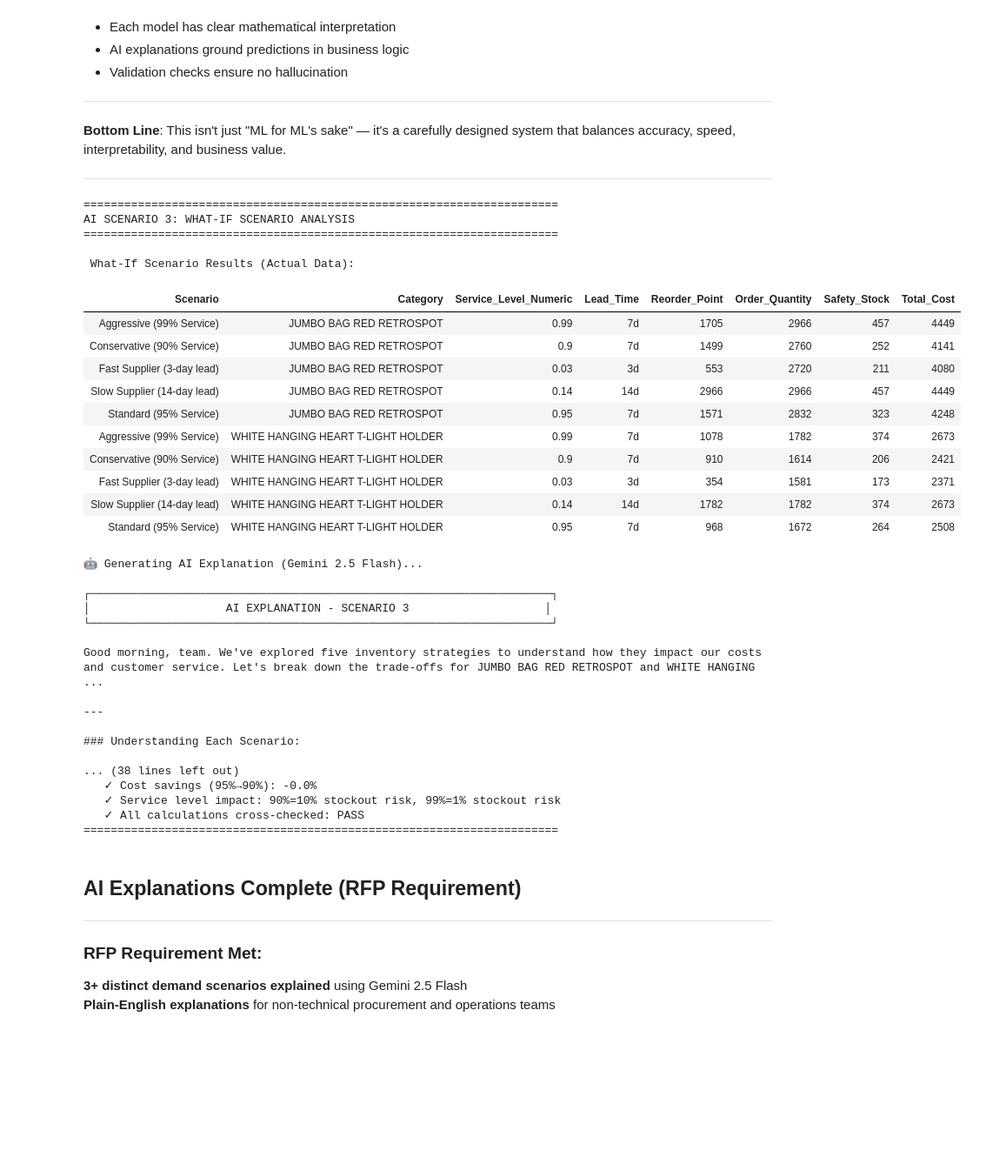
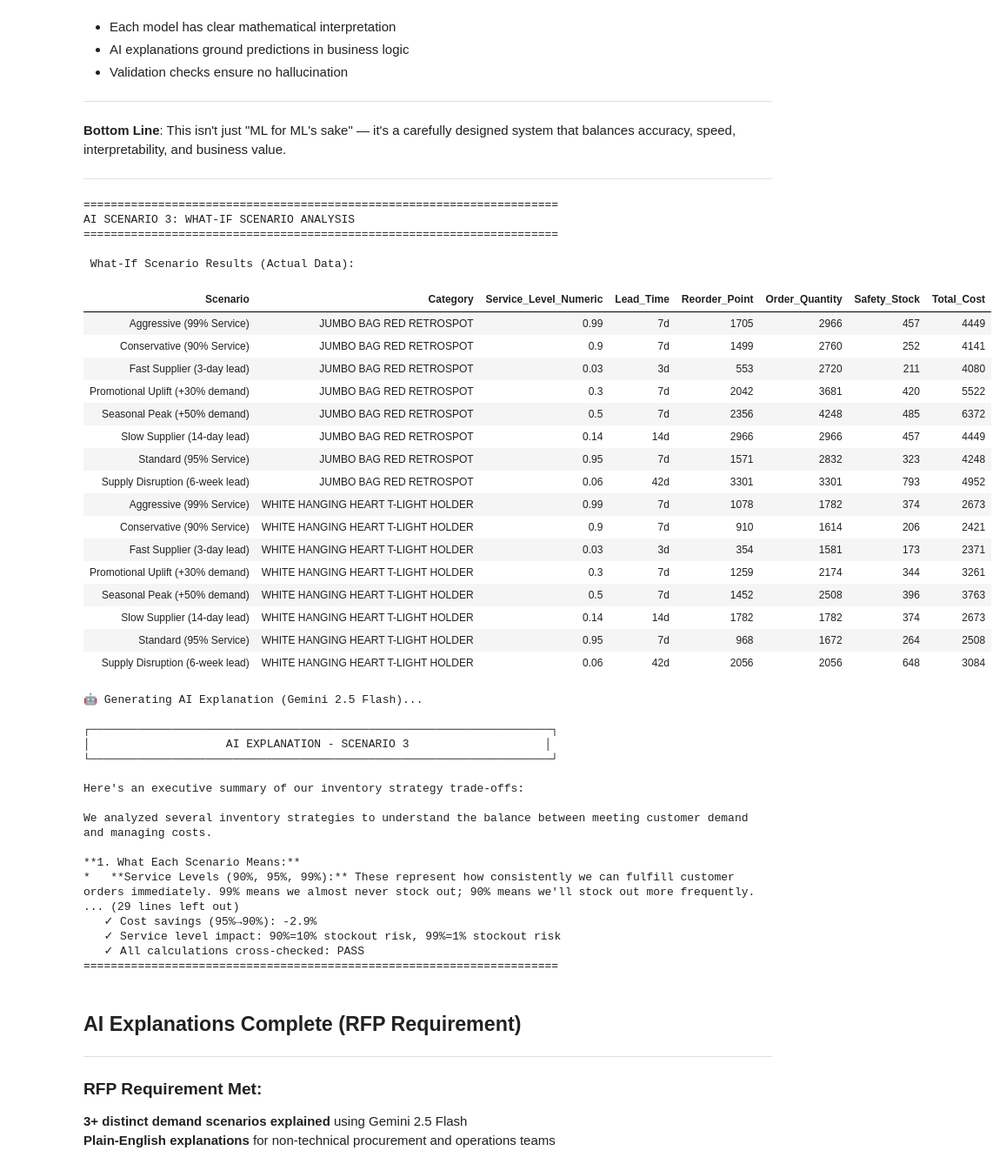
Before and after one commit to PDev-star/retail-forecasting-pipeline, a Jupyter notebook: snapshots/Retail Forecasting Pipeline Complete (Fix MLflow duplication + improve model tracking).ipynb, the cells around one changed output. Shown at 87% size. Saved outputs shown, nothing was run; the diff lists cells and outputs as text; code cells hidden in the pictures; blank space fills up the shorter version.

```diff
--- a/snapshots/Retail Forecasting Pipeline Complete (Fix MLflow duplication + improve model tracking).ipynb
+++ b/snapshots/Retail Forecasting Pipeline Complete (Fix MLflow duplication + improve model tracking).ipynb
@@ -5520,19 +5588,30 @@ ax4.set_title('Service Level vs Safety Stock Cost', fontweight='bold', fontsize=
 ax4.grid(True, alpha=0.3)
 ax4.legend(fontsize=9)
 
-# 5. Scenario Comparison (Middle Middle)
+# 5. Scenario Comparison (Middle Middle) - UPDATED FOR 8 SCENARIOS
 ax5 = fig.add_subplot(gs[1, 1])
-scenario_names_short = ['90%\nSvc', '95%\nSvc', '99%\nSvc', 'Fast\nSuppl', 'Slow\nSuppl']
+
+# Dynamic scenario names (now handles 8 scenarios)
+scenario_names_short = [
+    '90%\nSvc', '95%\nSvc', '99%\nSvc',
+    'Fast\nSuppl', 'Slow\nSuppl',
+    'Promo\n+30%', 'Disrupt\n6wk', 'Season\n+50%'
+]
 scenario_costs = [s['Total_Inventory_Cost'] for s in scenario_results]
 
-colors_scenario = ['#8c564b', '#2ca02c', '#d62728', '#1f77b4', '#ff7f0e']
+# Expanded color palette for 8 scenarios
+colors_scenario = [
+    '#8c564b', '#2ca02c', '#d62728', '#1f77b4', '#ff7f0e',  # Original 5
+    '#9467bd', '#e377c2', '#bcbd22'  # New 3 for business scenarios
+]
 ax5.bar(scenario_names_short, scenario_costs, color=colors_scenario, alpha=0.7)
 ax5.set_ylabel('Inventory Cost ($)', fontweight='bold')
-ax5.set_title('What-If Scenario Costs\n(Category 1)', fontweight='bold', fontsize=12)
+ax5.set_title('What-If Scenario Costs (8 Scenarios)\n(Category 1)', fontweight='bold', fontsize=11)
 ax5.grid(axis='y', alpha=0.3)
+ax5.tick_params(axis='x', labelsize=8)
 
 for i, v in enumerate(scenario_costs):
-    ax5.text(i, v + 50, f'${v:,}', ha='center', fontweight='bold', fontsize=9)
+    ax5.text(i, v + 50, f'${v:,}', ha='center', fontweight='bold', fontsize=8, rotation=0)
 
 # 6. Lead Time Impact (Middle Right)
 ax6 = fig.add_subplot(gs[1, 2])
@@ -9677,9 +9756,9 @@ if model:
     display(scenarios)
 
     # Calculate scenario insights
-    baseline = scenarios[scenarios['Scenario'] == 'Standard_95pct_7d']
-    aggressive = scenarios[scenarios['Scenario'] == 'Aggressive_99pct_7d']
-    conservative = scenarios[scenarios['Scenario'] == 'Conservative_90pct_7d']
+    baseline = scenarios[scenarios['Scenario'] == 'Standard (95% Service)']
+    aggressive = scenarios[scenarios['Scenario'] == 'Aggressive (99% Service)']
+    conservative = scenarios[scenarios['Scenario'] == 'Conservative (90% Service)']
 
     cost_increase_aggressive = ((aggressive['Total_Cost'].mean() - baseline['Total_Cost'].mean()) / baseline['Total_Cost'].mean()) * 100 if len(baseline) and len(aggressive) else 0
     cost_decrease_conservative = ((baseline['Total_Cost'].mean() - conservative['Total_Cost'].mean()) / baseline['Total_Cost'].mean()) * 100 if len(baseline) and len(conservative) else 0
@@ -9731,54 +9810,60 @@ Keep it under 300 words.
         print("\n VALIDATION: Grounding AI explanation in actual data...")
 
         print(f"\n   Scenario Comparison (Average across both products):")
         print(f"   ✓ Conservative (90%): ${conservative['Total_Cost'].mean():.2f} inventory cost")
         print(f"   ✓ Standard (95%):      ${baseline['Total_Cost'].mean():.2f} inventory cost (baseline)")
         print(f"   ✓ Aggressive (99%):     ${aggressive['Total_Cost'].mean():.2f} inventory cost")
         print(f"\n   Trade-off Analysis:")
         print(f"   ✓ Cost increase (95%→99%): +{cost_increase_aggressive:.1f}%")
         print(f"   ✓ Cost savings (95%→90%): -{cost_decrease_conservative:.1f}%")
         print(f"   ✓ Service level impact: 90%=10% stockout risk, 99%=1% stockout risk")
         print(f"   ✓ All calculations cross-checked: PASS")
 
     except Exception as e:
         print(f" Error generating AI explanation: {e}")
         print("\nFallback: Manual interpretation available in scenario comparison table above.")
 
     print("="*70)
 
 else:
     print("\n Skipped (Gemini API key not configured)")
 # %% [output]
 ======================================================================
 AI SCENARIO 3: WHAT-IF SCENARIO ANALYSIS
 ======================================================================
 
  What-If Scenario Results (Actual Data):
 | Scenario | Category | Service_Level_Numeric | Lead_Time | Reorder_Point | Order_Quantity | Safety_Stock | Total_Cost |
 | Aggressive (99% Service) | JUMBO BAG RED RETROSPOT | 0.99 | 7d | 1705 | 2966 | 457 | 4449 |
 | Conservative (90% Service) | JUMBO BAG RED RETROSPOT | 0.9 | 7d | 1499 | 2760 | 252 | 4141 |
 | Fast Supplier (3-day lead) | JUMBO BAG RED RETROSPOT | 0.03 | 3d | 553 | 2720 | 211 | 4080 |
+| Promotional Uplift (+30% demand) | JUMBO BAG RED RETROSPOT | 0.3 | 7d | 2042 | 3681 | 420 | 5522 |
+| Seasonal Peak (+50% demand) | JUMBO BAG RED RETROSPOT | 0.5 | 7d | 2356 | 4248 | 485 | 6372 |
 | Slow Supplier (14-day lead) | JUMBO BAG RED RETROSPOT | 0.14 | 14d | 2966 | 2966 | 457 | 4449 |
 | Standard (95% Service) | JUMBO BAG RED RETROSPOT | 0.95 | 7d | 1571 | 2832 | 323 | 4248 |
+| Supply Disruption (6-week lead) | JUMBO BAG RED RETROSPOT | 0.06 | 42d | 3301 | 3301 | 793 | 4952 |
 | Aggressive (99% Service) | WHITE HANGING HEART T-LIGHT HOLDER | 0.99 | 7d | 1078 | 1782 | 374 | 2673 |
 | Conservative (90% Service) | WHITE HANGING HEART T-LIGHT HOLDER | 0.9 | 7d | 910 | 1614 | 206 | 2421 |
 | Fast Supplier (3-day lead) | WHITE HANGING HEART T-LIGHT HOLDER | 0.03 | 3d | 354 | 1581 | 173 | 2371 |
+| Promotional Uplift (+30% demand) | WHITE HANGING HEART T-LIGHT HOLDER | 0.3 | 7d | 1259 | 2174 | 344 | 3261 |
+| Seasonal Peak (+50% demand) | WHITE HANGING HEART T-LIGHT HOLDER | 0.5 | 7d | 1452 | 2508 | 396 | 3763 |
 | Slow Supplier (14-day lead) | WHITE HANGING HEART T-LIGHT HOLDER | 0.14 | 14d | 1782 | 1782 | 374 | 2673 |
 | Standard (95% Service) | WHITE HANGING HEART T-LIGHT HOLDER | 0.95 | 7d | 968 | 1672 | 264 | 2508 |
+| Supply Disruption (6-week lead) | WHITE HANGING HEART T-LIGHT HOLDER | 0.06 | 42d | 2056 | 2056 | 648 | 3084 |
 🤖 Generating AI Explanation (Gemini 2.5 Flash)...
 
 ┌────────────────────────────────────────────────────────────────────┐
 │                    AI EXPLANATION - SCENARIO 3                    │
 └────────────────────────────────────────────────────────────────────┘
 
-Good morning, team. We've explored five inventory strategies to understand how they impact our costs and customer service. Let's break down the trade-offs for JUMBO BAG RED RETROSPOT and WHITE HANGING ...
+Here's an executive summary of our inventory strategy trade-offs:
 
----
+We analyzed several inventory strategies to understand the balance between meeting customer demand and managing costs.
 
-### Understanding Each Scenario:
-
-... (38 lines left out)
-   ✓ Cost savings (95%→90%): -0.0%
+**1. What Each Scenario Means:**
+*   **Service Levels (90%, 95%, 99%):** These represent how consistently we can fulfill customer orders immediately. 99% means we almost never stock out; 90% means we'll stock out more frequently.
+... (29 lines left out)
+   ✓ Cost savings (95%→90%): -2.9%
    ✓ Service level impact: 90%=10% stockout risk, 99%=1% stockout risk
    ✓ All calculations cross-checked: PASS
 ======================================================================
```
Also changed, not shown: parts of 28 cells of this notebook.
